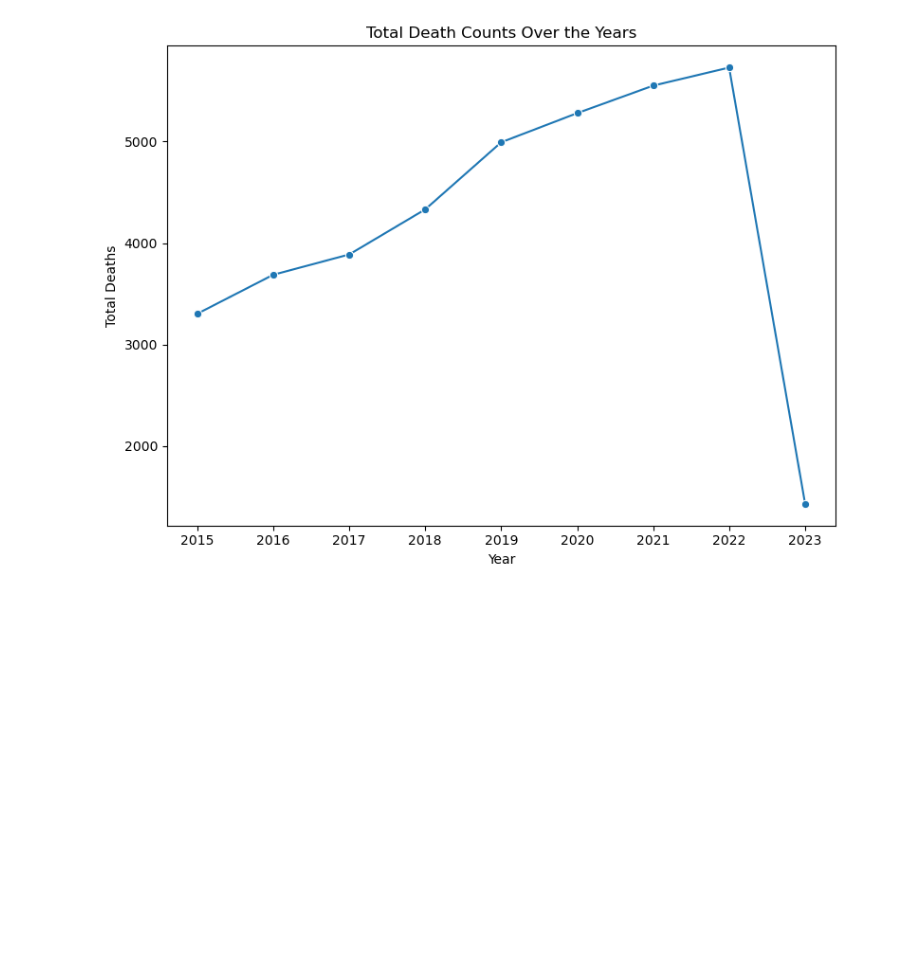
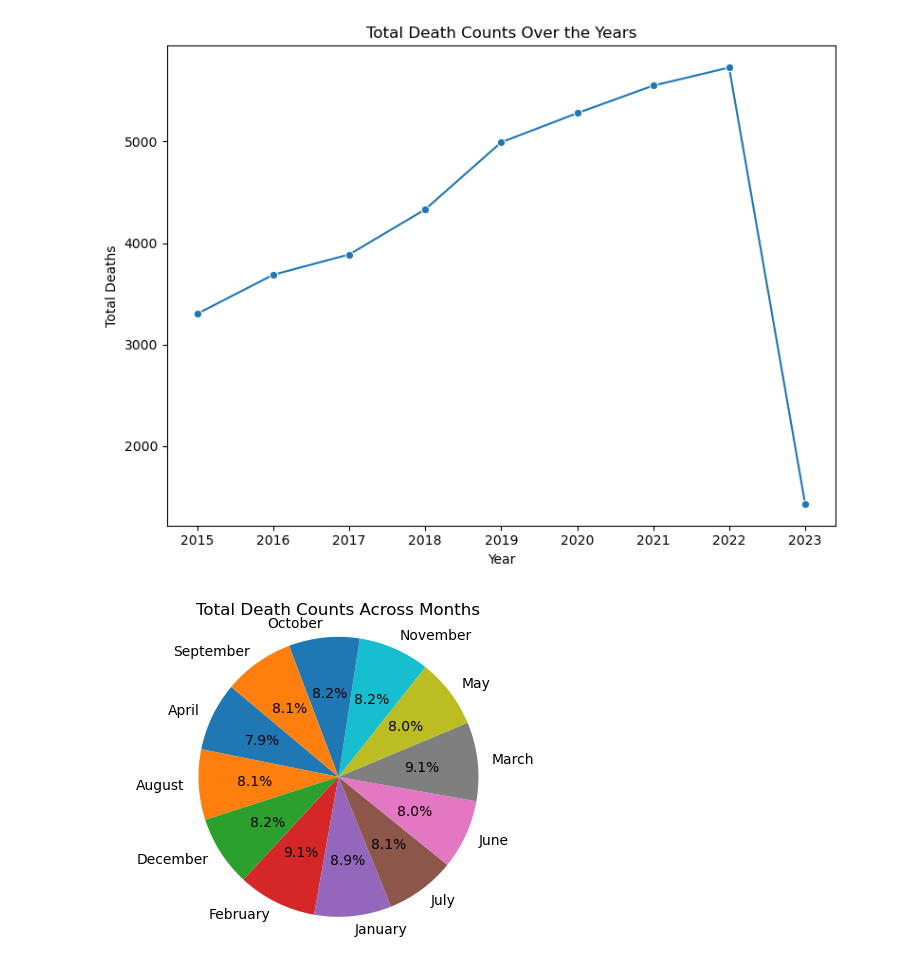
Before and after one commit to eyaskin23/ds3000final, a Jupyter notebook: eda.ipynb, the cells around one changed output. Cells and saved outputs as stored; diff of their text form; code cells hidden in the pictures; blank space fills up the shorter version.

```diff
--- a/eda.ipynb
+++ b/eda.ipynb
@@ -68,3 +76,21 @@ plt.tight_layout()
 plt.show()
 # %% [output]
 [figure]
+# %%
+import pandas as pd
+import matplotlib.pyplot as plt
+import seaborn as sns
+
+df = df.dropna(subset=['Predicted Value'])
+df = df.dropna(subset=['Data Value'])
+
+death_counts_per_month = df.groupby(['Month']).size().reset_index(name='Total Deaths')
+
+plt.figure(figsize=(6, 4))
+plt.pie(death_counts_per_month['Total Deaths'], labels=death_counts_per_month['Month'], autopct='%1.1f%%', startangle=140)
+plt.title('Total Death Counts Across Months')
+plt.axis('equal')
+
+plt.show()
+# %% [output]
+[figure, added]
```
Also changed, not shown: parts of 4 cells of this notebook.
